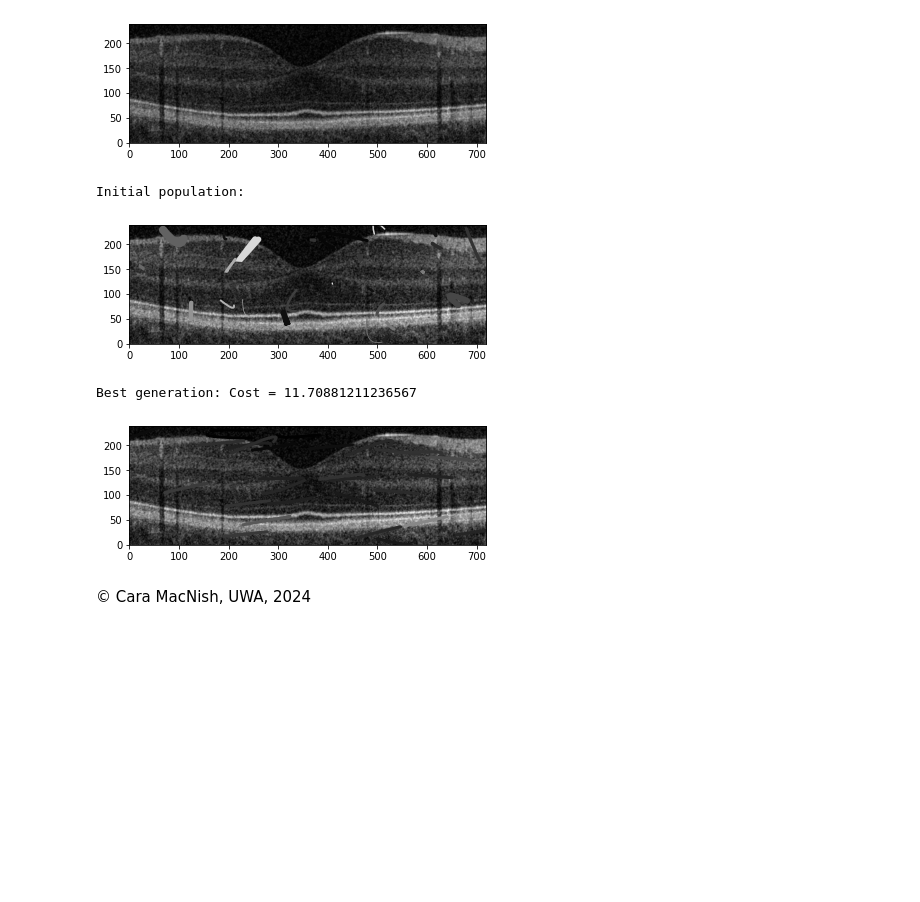
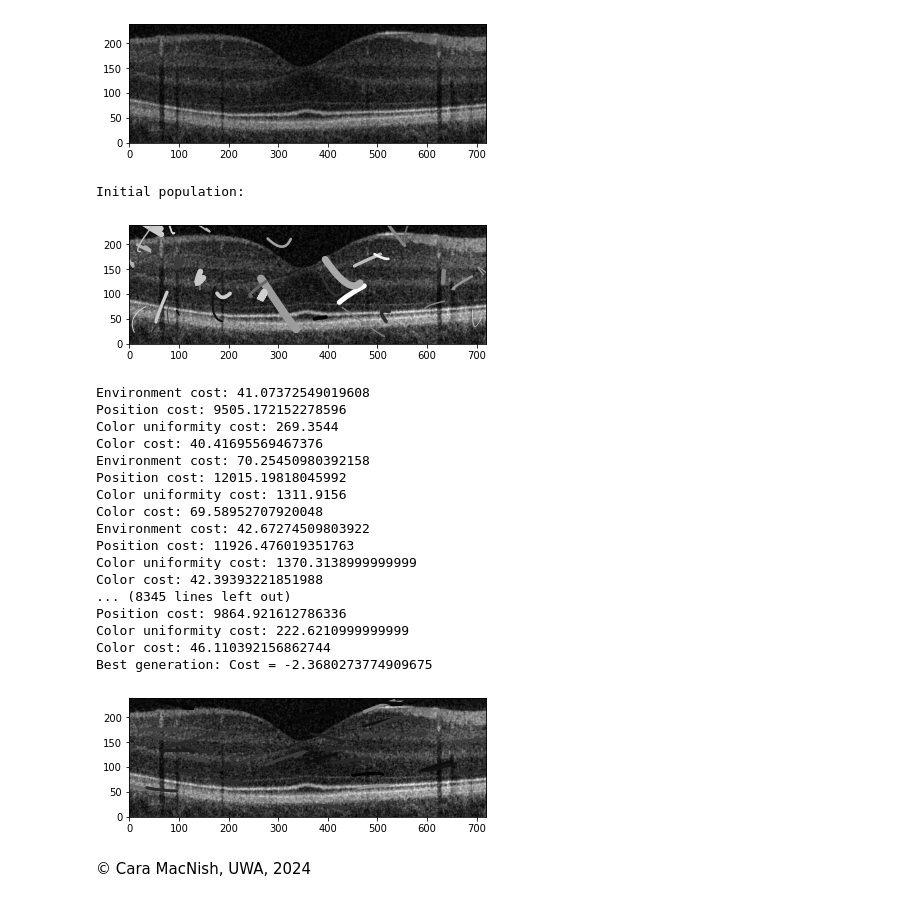
Before and after one commit to conanpodewitt/oct-image-enhancement-optimisation, a Jupyter notebook: example_temp/CamoWorms NEW.ipynb, the cells around one changed output. Saved outputs shown, nothing was run; the diff lists cells and outputs as text; code cells hidden in the pictures; blank space fills up the shorter version.

```diff
--- a/example_temp/CamoWorms NEW.ipynb
+++ b/example_temp/CamoWorms NEW.ipynb
@@ -125,6 +125,8 @@ class CamoWorm:
         y_points = np.clip(y_points, 0, image.shape[0]-1)
         intensity = image[y_points, x_points]
         environment_cost = np.mean(np.abs(intensity- target_intensity))
+        print(f'Environment cost: {environment_cost}')
+
 
         # Group knowledge cost
         position_cost = 0
@@ -132,20 +134,22 @@ class CamoWorm:
             if other_worm != self:
                 distance = np.sqrt((self.x - other_worm.x)**2 + (self.y - other_worm.y)**2)
                 position_cost += distance
-
+        print(f'Position cost: {position_cost}')
         # Internal knowledge cost
         #color_uniformity_cost
         worm_points = np.column_stack((x_points, y_points))
         target_colors = image[worm_points[:, 1], worm_points[:, 0]]
         color_std_dev = np.std(target_colors, axis=0)
         color_uniformity_cost = np.sum(color_std_dev**2)
+        print(f'Color uniformity cost: {color_uniformity_cost}')
         #color cost
         color_cost = np.mean(np.abs(self.colour - target_colors))
+        print(f'Color cost: {color_cost}')
         #total cost
-        return 0.5*environment_cost -0.005*position_cost + color_cost + color_uniformity_cost
+        return 0.2*environment_cost -0.008*position_cost + color_cost + 0.15*color_uniformity_cost
 
     def grow(self):
-        self.r += 2
+        self.r += 0.5
         self.width = 3
     def move(self, image_shape):
         self.x = np.random.randint(0, image_shape[1])  # Random x-coordinate
@@ -265,8 +269,7 @@ class Population:
 # %%
 
 def run_genetic_algorithm(image, generations=40):
-    population = Population(30, image.shape,(40, 30, 1))
-
+    population = Population(40, image.shape,(40, 30, 1))
     print("Initial population:")
     visualize_population(population.worms, image)
     min_cost = float('inf')
@@ -280,37 +283,53 @@ def run_genetic_algorithm(image, generations=40):
             worm.move(image.shape)
             worm.adapt_color(image)
             worm.adapt_curvature()
-        cost = worm.calculate_cost(image, population.worms)
+        cost = worm.calculate_cost(image, population.worms)/40
         if cost < min_cost:
             min_cost = cost
             best_worms = population.worms.copy()
             for i, worm in enumerate(best_worms):
                 print(f"Worm {i+1}:")
                 print(f"x: {worm.x}")
                 print(f"y: {worm.y}")
                 print(f"r: {worm.r}")
                 print(f"theta: {worm.theta}")
                 print(f"deviation_r: {worm.dr}")
                 print(f"deviation_gamma: {worm.dgamma}")
                 print(f"width: {worm.width}")
                 print(f"colour: {worm.colour}")
     print(f"Best generation: Cost = {min_cost}")
     visualize_population(best_worms, image)
     return population
 
 
 
 def visualize_population(worms, image):
     drawing = Drawing(image)
     drawing.add_worms(worms)
     drawing.show()
 
 # Example usage of the genetic algorithm
 optimized_population = run_genetic_algorithm(image)
 # %% [output]
 Initial population:
-[figure, old version]
+[figure, new version]
-Best generation: Cost = 11.70881211236567
+Environment cost: 41.07372549019608
+Position cost: 9505.172152278596
+Color uniformity cost: 269.3544
+Color cost: 40.41695569467376
+Environment cost: 70.25450980392158
+Position cost: 12015.19818045992
+Color uniformity cost: 1311.9156
+Color cost: 69.58952707920048
+Environment cost: 42.67274509803922
+Position cost: 11926.476019351763
+Color uniformity cost: 1370.3138999999999
+Color cost: 42.39393221851988
+... (8345 lines left out)
+Position cost: 9864.921612786336
+Color uniformity cost: 222.6210999999999
+Color cost: 46.110392156862744
+Best generation: Cost = -2.3680273774909675
-[figure, old version]
+[figure, new version]
 # %% [markdown]
 &copy; Cara MacNish, UWA, 2024
```
